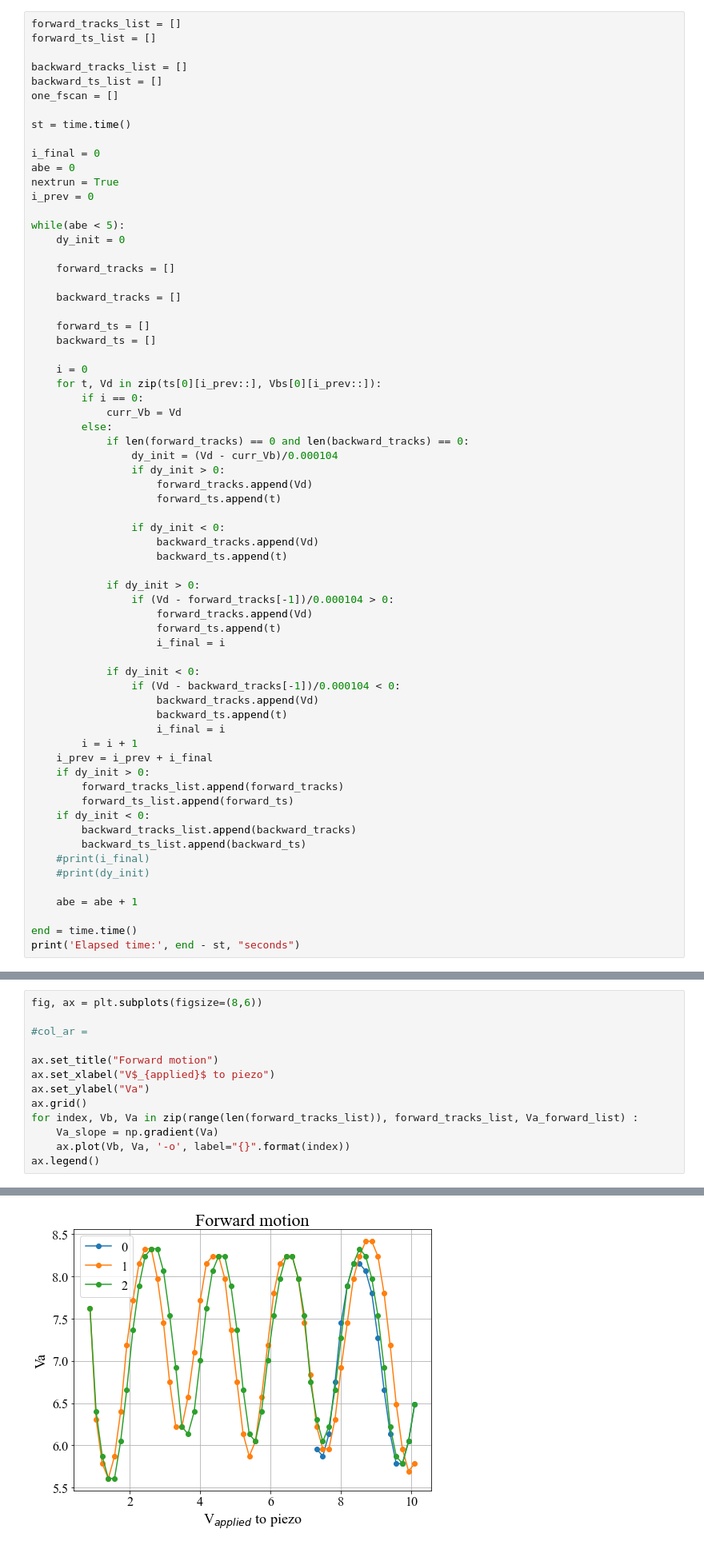
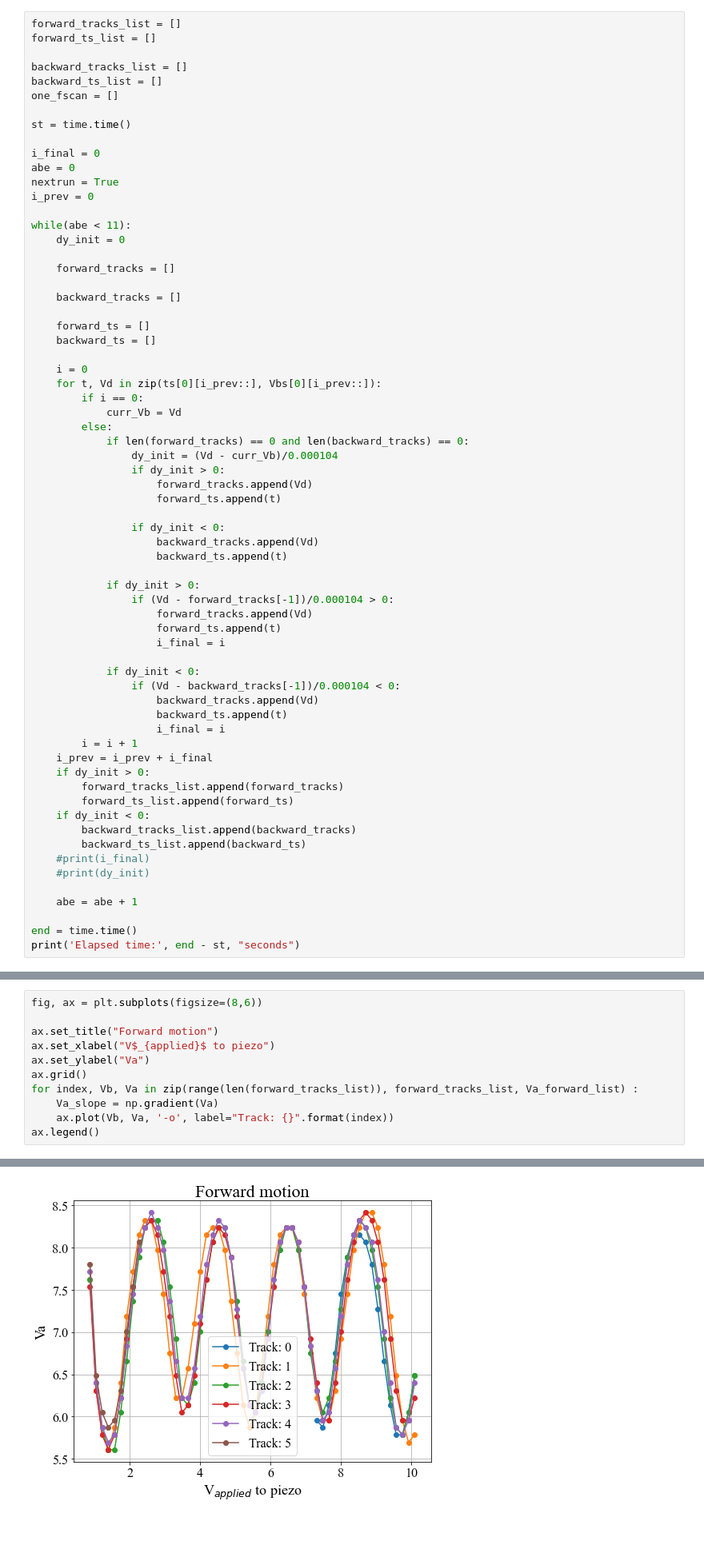
Before and after one commit to Neub28/Experimentel-Physics-2, a Jupyter notebook: Michelson-interferometer/Nicolai/Databehandling dag 1.ipynb, the cells around one changed output, grey strips where cells are left out. Shown at 80% size. Drawn from its saved outputs; the diff is of its cells as text.

```diff
--- a/Michelson-interferometer/Nicolai/Databehandling dag 1.ipynb
+++ b/Michelson-interferometer/Nicolai/Databehandling dag 1.ipynb
@@ -180,7 +189,7 @@ abe = 0
 nextrun = True
 i_prev = 0
 
-while(abe < 5):
+while(abe < 11):
     dy_init = 0
 
     forward_tracks = []
@@ -273,20 +282,18 @@ for track in backward_ts_list :
     Va_backward_list.append(Va)
 # %%
 fig, ax = plt.subplots(figsize=(8,6))
-
-#col_ar =
 
 ax.set_title("Forward motion")
 ax.set_xlabel("V$_{applied}$ to piezo")
 ax.set_ylabel("Va")
 ax.grid()
 for index, Vb, Va in zip(range(len(forward_tracks_list)), forward_tracks_list, Va_forward_list) :
     Va_slope = np.gradient(Va)
-    ax.plot(Vb, Va, '-o', label="{}".format(index))
+    ax.plot(Vb, Va, '-o', label="Track: {}".format(index))
 ax.legend()
 # %% [output]
 <matplotlib.legend.Legend at 0x...>
-[figure, old version]
+[figure, new version]
 # %%
 fig, ax = plt.subplots(figsize=(8,6))
 ax.set_title("Backward motion")
```
Also changed, not shown: parts of 22 cells of this notebook, 44 other files.
